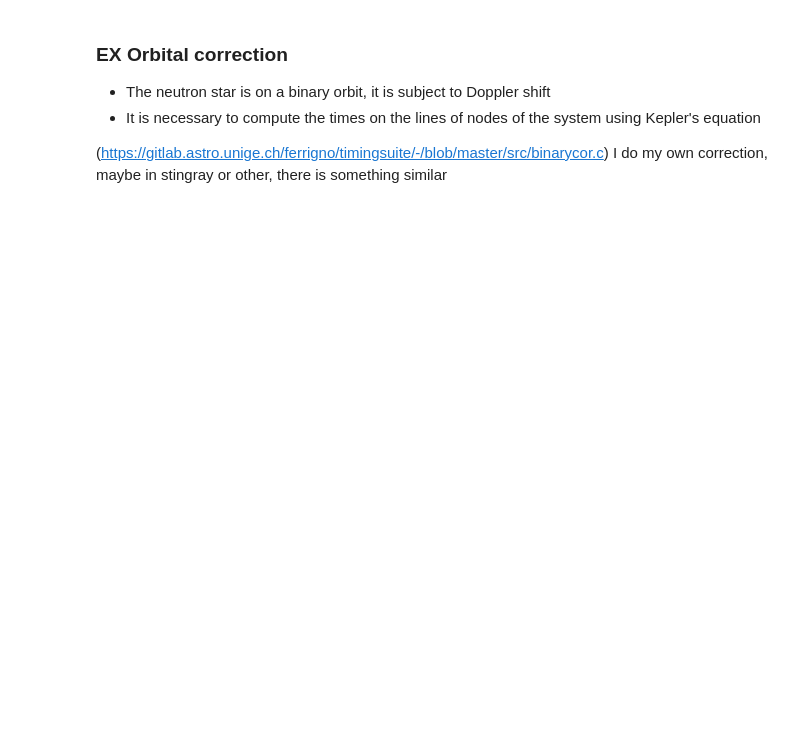
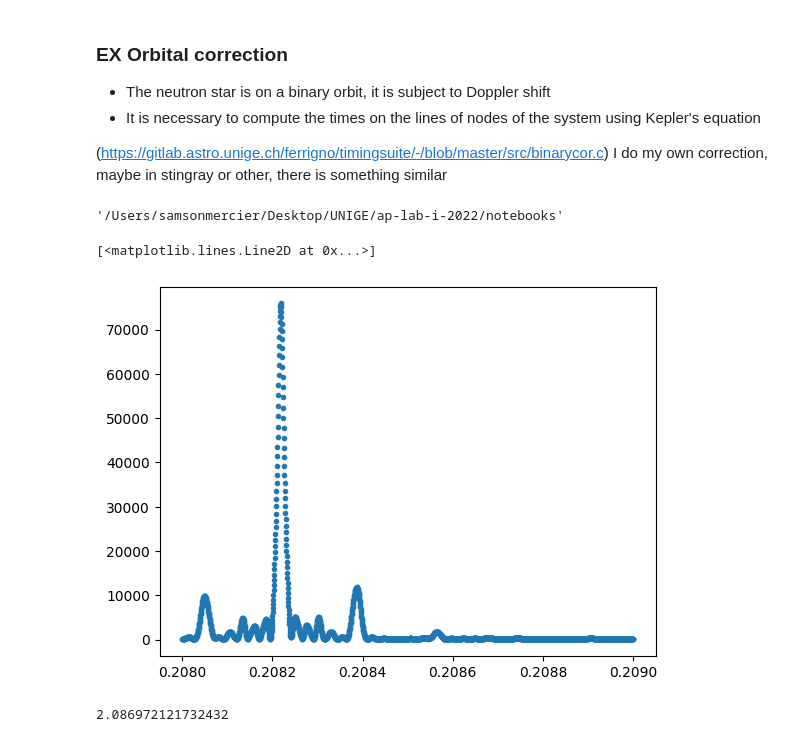
Before and after one commit to SamMerc/APLI, a Jupyter notebook: notebooks/Day1.ipynb, the cells around one changed output. Drawn from its saved outputs; the diff is of its cells as text; code cells hidden in the pictures; blank space fills up the shorter version.

```diff
--- a/notebooks/Day1.ipynb
+++ b/notebooks/Day1.ipynb
@@ -659,3 +659,25 @@ plt.show()'''
 - It is necessary to compute the times on the lines of nodes of the system using Kepler's equation
 
 (https://gitlab.astro.unige.ch/ferrigno/timingsuite/-/blob/master/src/binarycor.c) I do my own correction, maybe in stingray or other, there is something similar
+# %%
+import os
+os.getcwd()
+# %% [output]
+'/Users/samsonmercier/Desktop/UNIGE/ap-lab-i-2022/notebooks'
+# %%
+frequency,sig_frequency, chisq = np.loadtxt('ef_periodogram_f.qdp', skiprows=5, unpack=True)
+# %%
+plt.plot(frequency, chisq, '.')
+# %% [output]
+[<matplotlib.lines.Line2D at 0x...>]
+[figure, added]
+# %%
+start_time = 5.735675819938877E+04 #(MJD) days
+initial_P = 2.0869953 #(days)
+deriv_P = -1.0150E-08 #(day/day)
+T_ref = 55073.18504000 #(MJD) days
+Time_elapsed = start_time - T_ref #amount of MJD days elapsed since reference time
+current_P = initial_P + (deriv_P * Time_elapsed) #current orbital period at start of observation
+print(current_P)
+# %% [output]
+2.086972121732432
```
Also changed, not shown: parts of 16 cells of this notebook, 1 other file.
